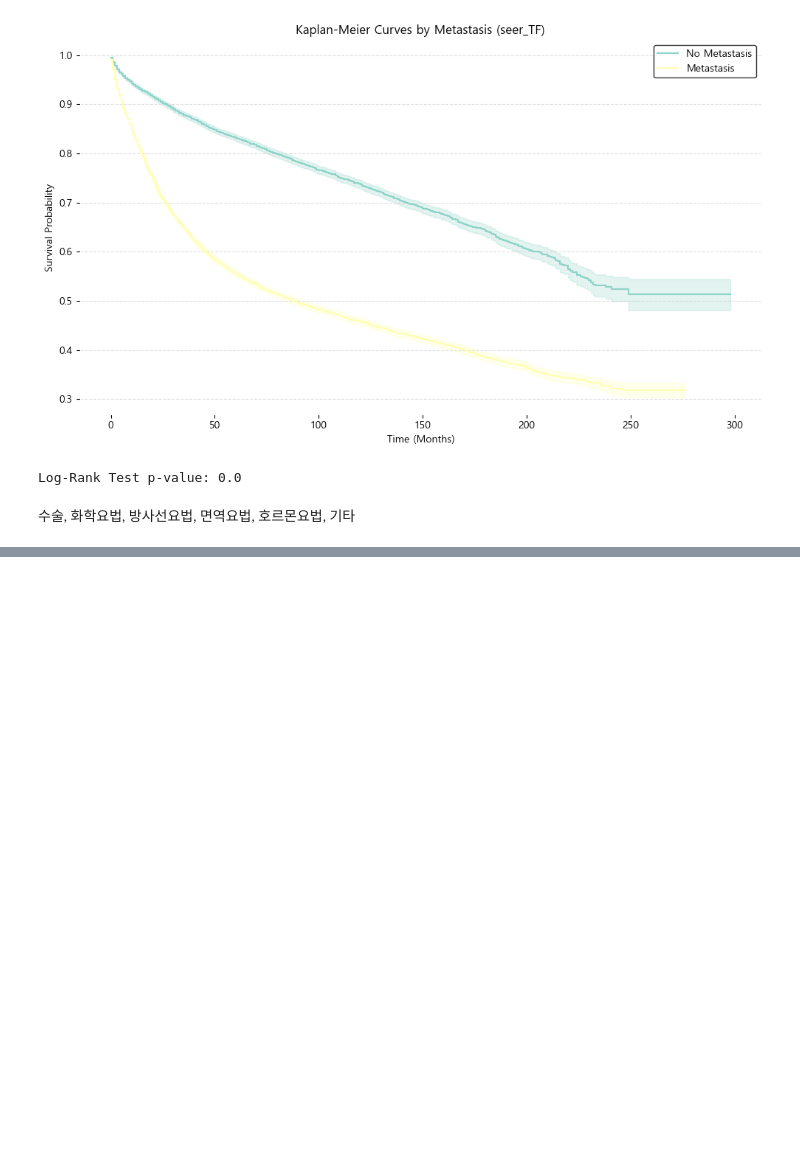
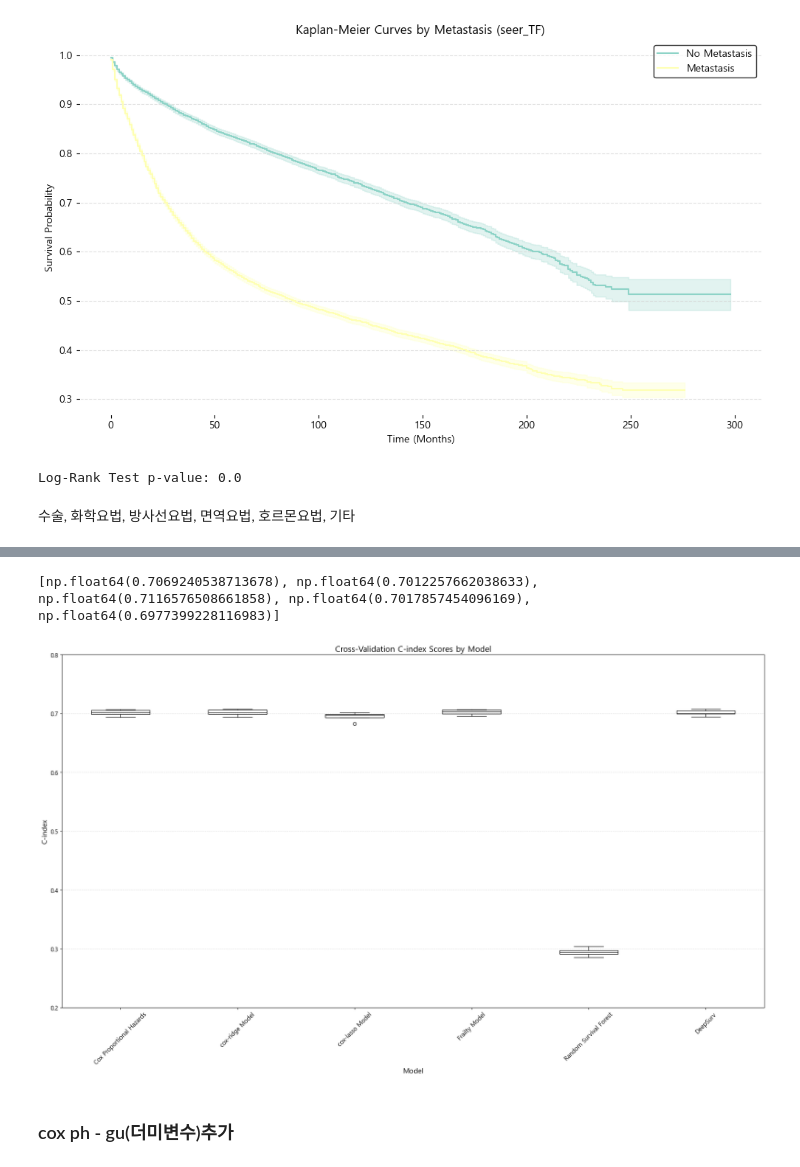
Before and after one commit to dohunhyeong/Busan_cancer_surv_analysis, a Jupyter notebook: SURV_DEF.ipynb, the cells around one changed output, grey strips where cells are left out. Drawn from its saved outputs; the diff is of its cells as text; code cells hidden in the pictures; blank space fills up the shorter version.

Commit message:
deepsurv model & frailty_pymc

```diff
--- a/SURV_DEF.ipynb
+++ b/SURV_DEF.ipynb
@@ -1271,0 +1333,77 @@ Log-Rank Test p-value: 0.0
+# %%
+print(deepsurv_c_indices)
+# %% [output]
+[np.float64(0.7069240538713678), np.float64(0.7012257662038633), np.float64(0.7116576508661858), np.float64(0.7017857454096169), np.float64(0.6977399228116983)]
+# %%
+import matplotlib.pyplot as plt
+
+# 각 모델의 C-index 결과와 모델 이름
+results = [
+    cox_c_indices,
+    ridge_c_indices,
+    lasso_c_indices,
+    frailty_c_indices,
+    rsf_c_indices,
+    deepsurv_c_indices,
+]
+model_name = [
+    "Cox Proportional Hazards",
+    "cox-ridge Model",
+    "cox-lasso Model",
+    "Frailty Model",
+    "Random Survival Forest",
+    "DeepSurv",
+]
+
+# 결과 시각화
+plt.figure(figsize=(20, 12), facecolor="white")  # 전체 배경색을 하얗게 설정
+box = plt.boxplot(
+    results,
+    patch_artist=True,  # 박스 스타일을 사용자 정의할 수 있도록 설정
+    labels=model_name,
+    boxprops=dict(color="black"),  # 박스 테두리를 검정색으로 설정
+    medianprops=dict(color="black"),  # 중앙선을 검정색으로 설정
+    whiskerprops=dict(color="black"),  # 수염을 검정색으로 설정
+    capprops=dict(color="black"),  # 캡을 검정색으로 설정
+    flierprops=dict(
+        markerfacecolor="white", markeredgecolor="black"
+    ),  # 아웃라이어 스타일
+)
+
+# 박스 안의 색상을 제거
+for patch in box["boxes"]:
+    patch.set_facecolor("none")
+
+# 축의 색깔 설정
+ax = plt.gca()  # 현재 축 가져오기
+ax.spines["bottom"].set_color("black")  # 아래쪽 X축 색깔 설정
+ax.spines["left"].set_color("black")  # 왼쪽 Y축 색깔 설정
+ax.spines["top"].set_color("black")  # 위쪽 축 색깔 설정
+ax.spines["right"].set_color("black")  # 오른쪽 축 색깔 설정
+
+# 축 눈금 색상 설정
+ax.tick_params(axis="x", colors="black")  # X축 눈금 색상
+ax.tick_params(axis="y", colors="black")  # Y축 눈금 색상
+
+# 그래프 제목 및 축 설정
+plt.title("Cross-Validation C-index Scores by Model", color="black", fontsize=16)
+plt.xlabel("Model", color="black", fontsize=14)
+plt.ylabel("C-index", color="black", fontsize=14)
+
+# y축 범위 조정
+plt.ylim(0.2, 0.8)
+
+# 눈금 스타일 설정
+plt.xticks(fontsize=12, color="black", rotation=45)
+plt.yticks(fontsize=12, color="black")
+
+# 격자선 설정
+plt.grid(axis="y", linestyle="--", color="lightgray", alpha=0.7)  # 회색 격자선 추가
+
+# 그래프 출력
+plt.tight_layout()
+plt.show()
+# %% [output]
+[figure, added]
+# %% [markdown]
+### cox ph - gu(더미변수)추가
```
Also changed, not shown: parts of 26 cells of this notebook, 3 other files.
